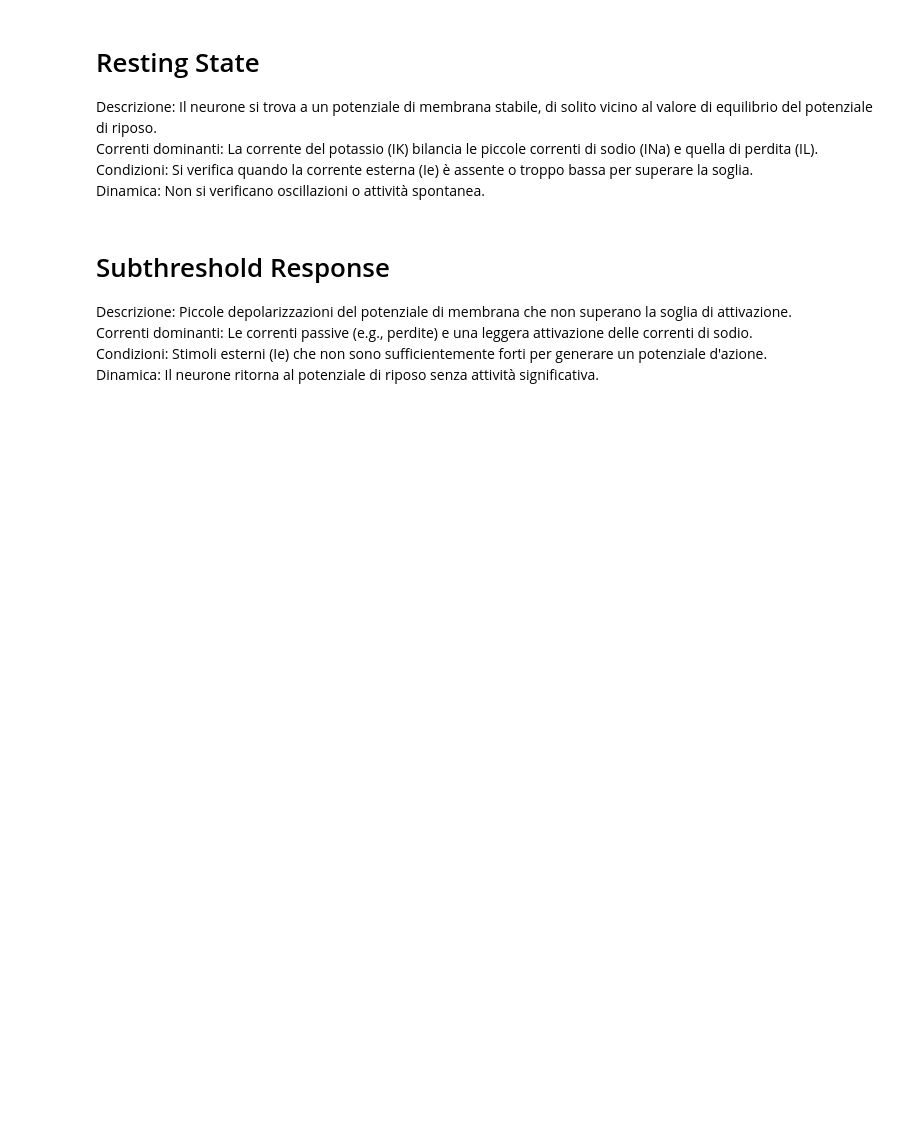
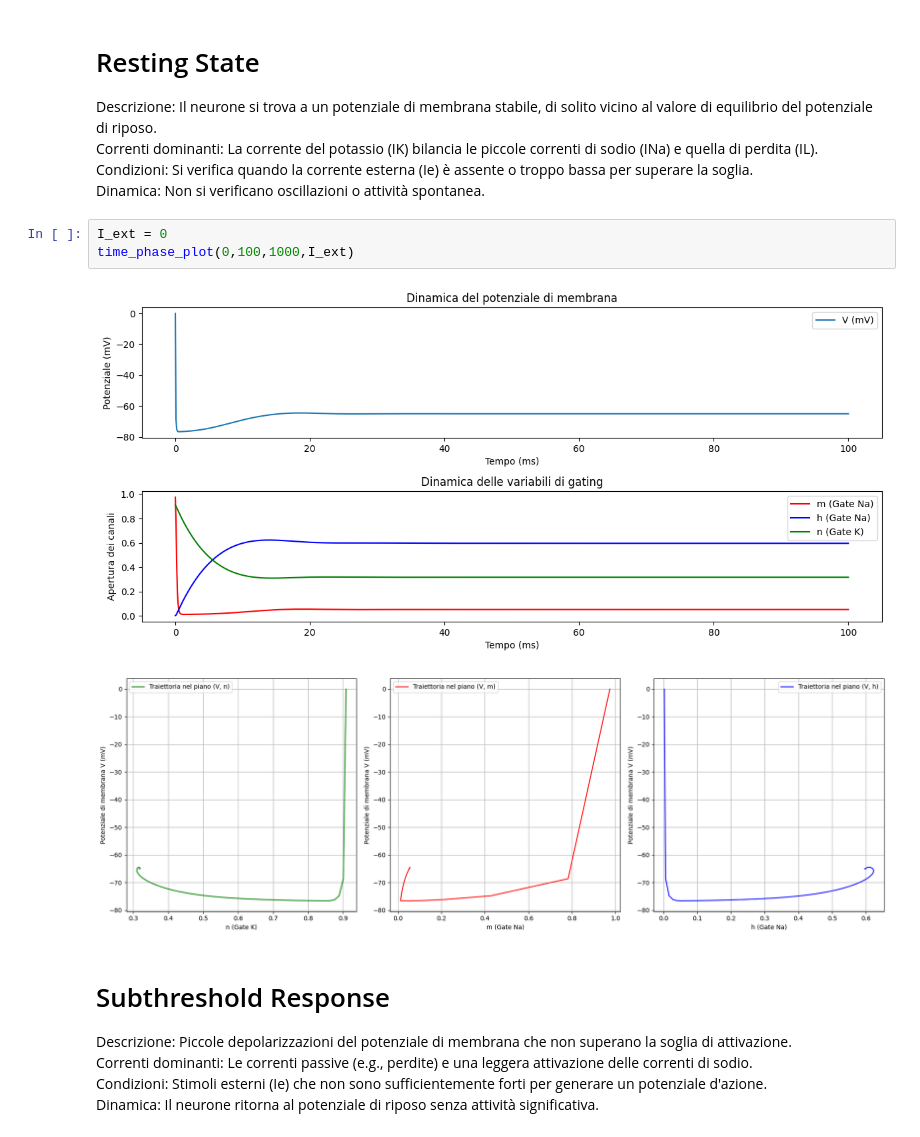
Before and after one commit to pietromihelj/modelli-e-sistemi-complessi, a Jupyter notebook: neuron_dynamical_system_Pietro_Mihelj.ipynb, the cells around one changed output. Saved outputs shown, nothing was run; the diff lists cells and outputs as text; blank space fills up the shorter version.

```diff
--- a/neuron_dynamical_system_Pietro_Mihelj.ipynb
+++ b/neuron_dynamical_system_Pietro_Mihelj.ipynb
@@ -315,6 +312,12 @@ Descrizione: Il neurone si trova a un potenziale di membrana stabile, di solito
 Correnti dominanti: La corrente del potassio (IK) bilancia le piccole correnti di sodio (INa) e quella di perdita (IL).
 Condizioni: Si verifica quando la corrente esterna (Ie) è assente o troppo bassa per superare la soglia.
 Dinamica: Non si verificano oscillazioni o attività spontanea.
+# %%
+I_ext = 0
+time_phase_plot(0,100,1000,I_ext)
+# %% [output]
+[figure, added]
+[figure, added]
 # %% [markdown]
 # Subthreshold Response #
 Descrizione: Piccole depolarizzazioni del potenziale di membrana che non superano la soglia di attivazione.
```
Also changed, not shown: parts of 11 cells of this notebook.
